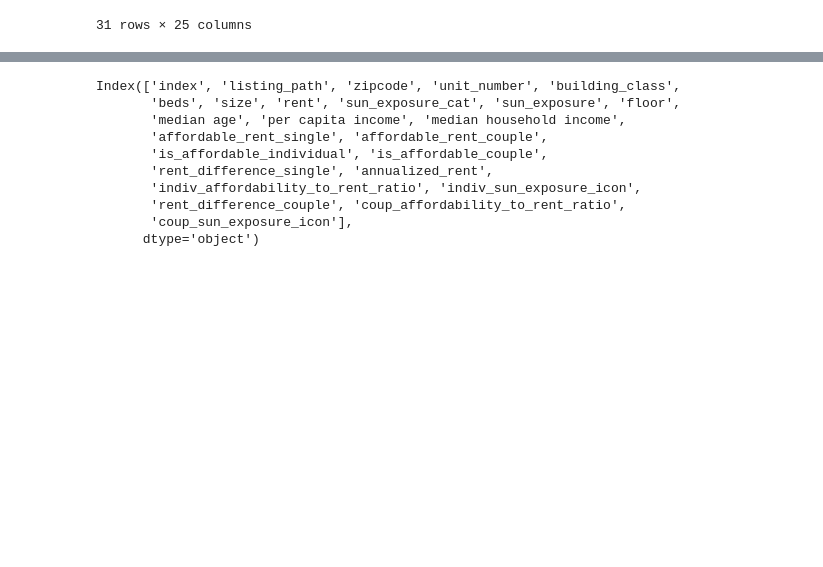
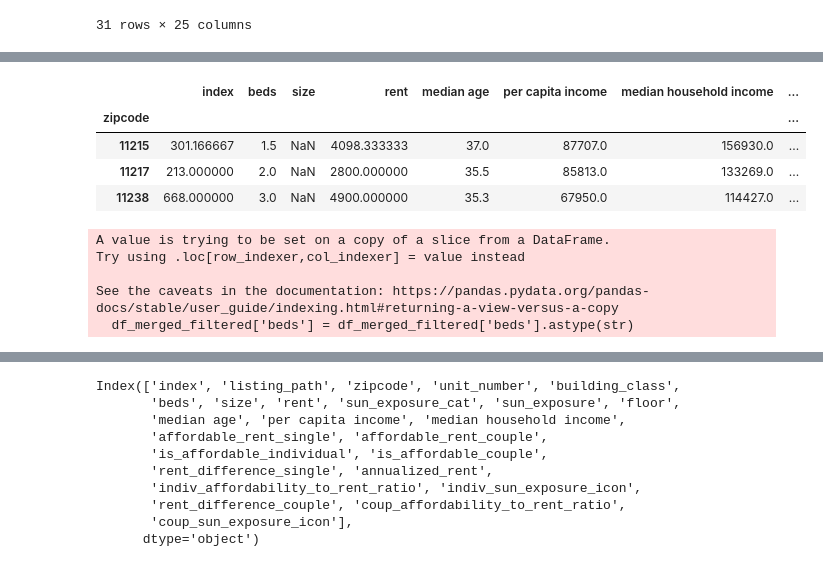
Before and after one commit to lei10003/cost-of-sunlight-story, a Jupyter notebook: Cost of Sunlight Analysis-2.ipynb, the cells around one changed output, grey strips where cells are left out. Drawn from its saved outputs; the diff is of its cells as text; code cells hidden in the pictures; blank space fills up the shorter version.

```diff
--- a/Cost of Sunlight Analysis-2.ipynb
+++ b/Cost of Sunlight Analysis-2.ipynb
@@ -1396,0 +1456,18 @@ df_merged_filtered
+# %%
+(df_merged_filtered[df_merged_filtered['sun_exposure_cat']== 'Moderate sunlight' ]
+ .groupby(['zipcode']).mean()
+)
+# %% [output]
+|  | index | beds | size | rent | median age | per capita income | median household income | ... |
+| zipcode |  |  |  |  |  |  |  | ... |
+| 11215 | 301.166667 | 1.5 | NaN | 4098.333333 | 37.0 | 87707.0 | 156930.0 | ... |
+| 11217 | 213.000000 | 2.0 | NaN | 2800.000000 | 35.5 | 85813.0 | 133269.0 | ... |
+| 11238 | 668.000000 | 3.0 | NaN | 4900.000000 | 35.3 | 67950.0 | 114427.0 | ... |
+# %%
+df_merged_filtered['beds'] = df_merged_filtered['beds'].astype(str)
+# %% [output]
+A value is trying to be set on a copy of a slice from a DataFrame.
+Try using .loc[row_indexer,col_indexer] = value instead
+
+See the caveats in the documentation: https://pandas.pydata.org/pandas-docs/stable/user_guide/indexing.html#returning-a-view-versus-a-copy
+  df_merged_filtered['beds'] = df_merged_filtered['beds'].astype(str)
```
Also changed, not shown: parts of 8 cells of this notebook, 11 other files.
